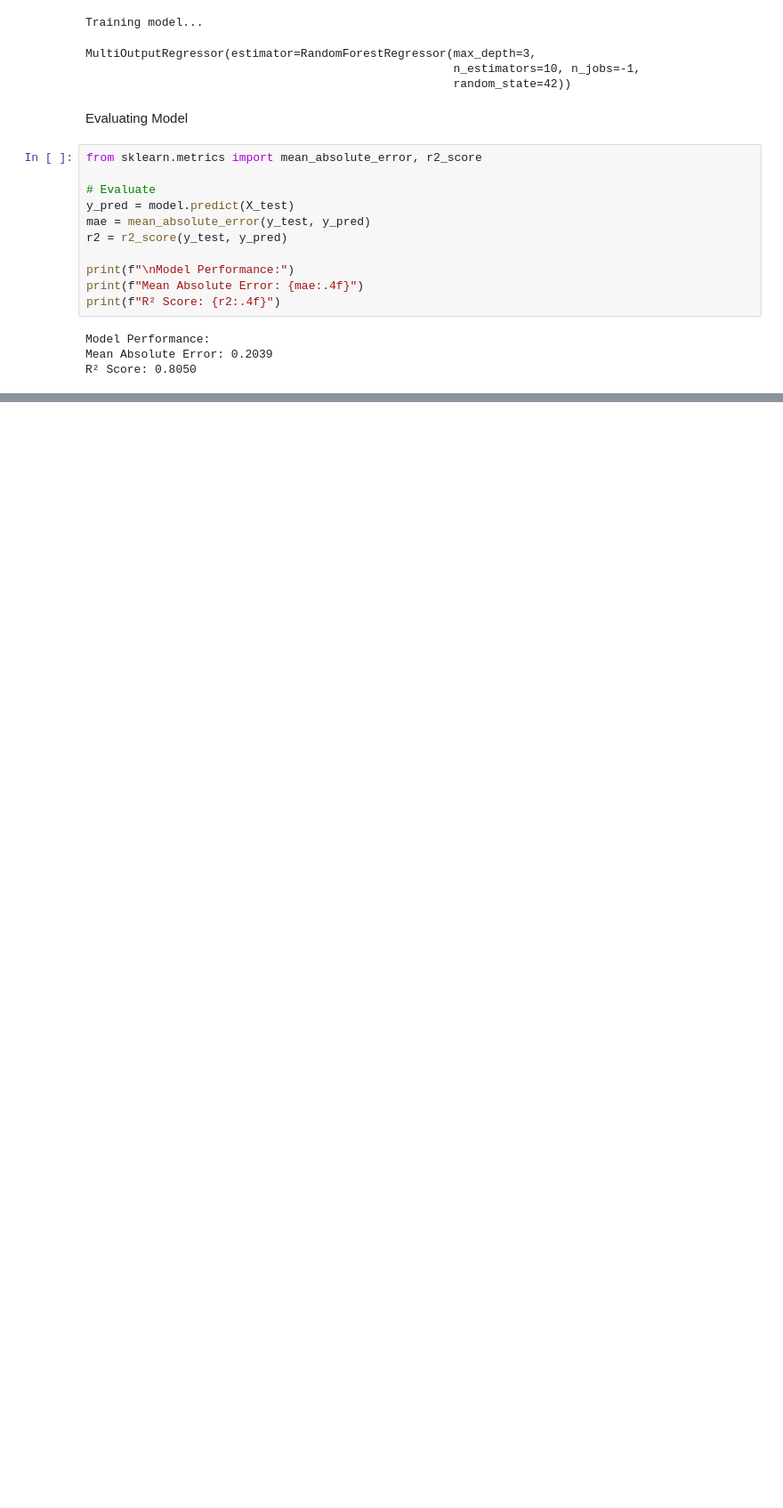
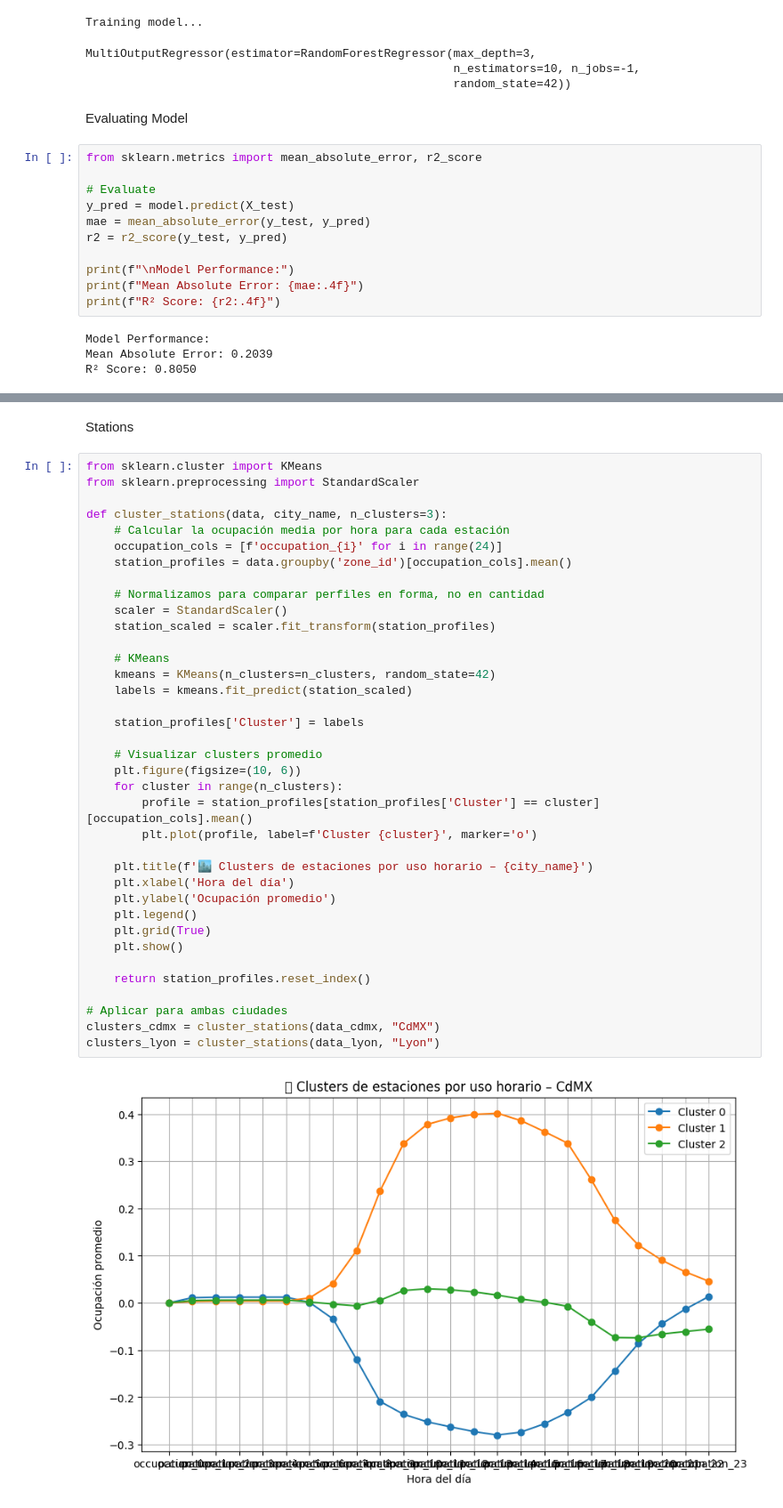
Before and after one commit to FernandoMay/Cajero-automatico, a Jupyter notebook: IA_Hackathon_starter.ipynb, the cells around one changed output, grey strips where cells are left out. Shown at 89% size. Saved outputs shown, nothing was run; the diff lists cells and outputs as text; blank space fills up the shorter version.

```diff
--- a/IA_Hackathon_starter.ipynb
+++ b/IA_Hackathon_starter.ipynb
@@ -340,0 +429,41 @@ R² Score: 0.8050
+# %% [markdown]
+Stations
+# %%
+from sklearn.cluster import KMeans
+from sklearn.preprocessing import StandardScaler
+
+def cluster_stations(data, city_name, n_clusters=3):
+    # Calcular la ocupación media por hora para cada estación
+    occupation_cols = [f'occupation_{i}' for i in range(24)]
+    station_profiles = data.groupby('zone_id')[occupation_cols].mean()
+
+    # Normalizamos para comparar perfiles en forma, no en cantidad
+    scaler = StandardScaler()
+    station_scaled = scaler.fit_transform(station_profiles)
+
+    # KMeans
+    kmeans = KMeans(n_clusters=n_clusters, random_state=42)
+    labels = kmeans.fit_predict(station_scaled)
+
+    station_profiles['Cluster'] = labels
+
+    # Visualizar clusters promedio
+    plt.figure(figsize=(10, 6))
+    for cluster in range(n_clusters):
+        profile = station_profiles[station_profiles['Cluster'] == cluster][occupation_cols].mean()
+        plt.plot(profile, label=f'Cluster {cluster}', marker='o')
+
+    plt.title(f'🏙️ Clusters de estaciones por uso horario – {city_name}')
+    plt.xlabel('Hora del día')
+    plt.ylabel('Ocupación promedio')
+    plt.legend()
+    plt.grid(True)
+    plt.show()
+
+    return station_profiles.reset_index()
+
+# Aplicar para ambas ciudades
+clusters_cdmx = cluster_stations(data_cdmx, "CdMX")
+clusters_lyon = cluster_stations(data_lyon, "Lyon")
+# %% [output]
+[figure, added]
```
Also changed, not shown: parts of 14 cells of this notebook.
